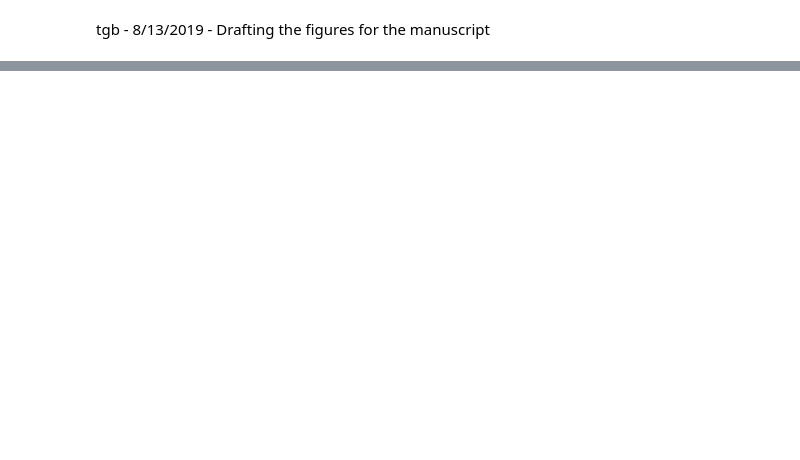
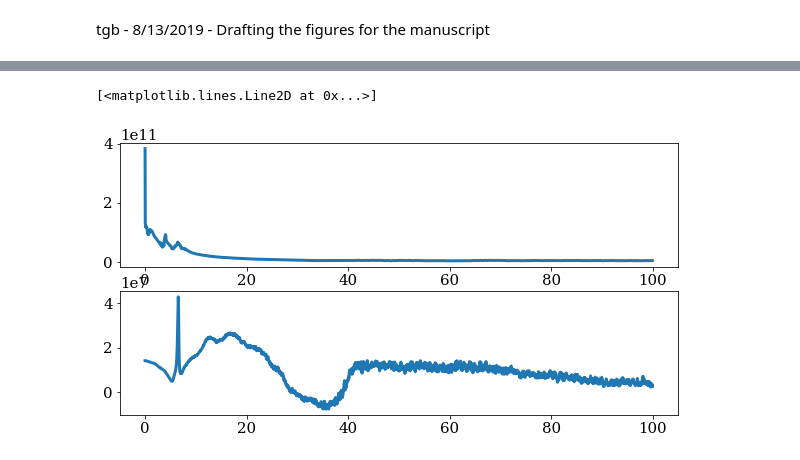
Before and after one commit to tbeucler/2019_WMI, a Jupyter notebook: dev/tbeucler/008_Figures_draft.ipynb, the cells around one changed output, grey strips where cells are left out. Saved outputs shown, nothing was run; the diff lists cells and outputs as text; code cells hidden in the pictures; blank space fills up the shorter version.

```diff
--- a/dev/tbeucler/008_Figures_draft.ipynb
+++ b/dev/tbeucler/008_Figures_draft.ipynb
@@ -23,0 +223,11 @@ OSError: no files to open
+# %%
+Ffinal,binm_Ffinal,tmp = Landau.Landau_energy(RCE300.FMSE,N_bins=30,V_fixed=Vfinal,bin_fixed=binm_Vfinal)
+# %%
+plt.figure(figsize=(10,5))
+plt.subplot(2,1,1)
+plt.plot(tcoor/(24*3600),CL)
+plt.subplot(2,1,2)
+plt.plot(tcoor/(24*3600),Ffinal)
+# %% [output]
+[<matplotlib.lines.Line2D at 0x...>]
+[figure, added]
```
Also changed, not shown: parts of 35 cells of this notebook.
